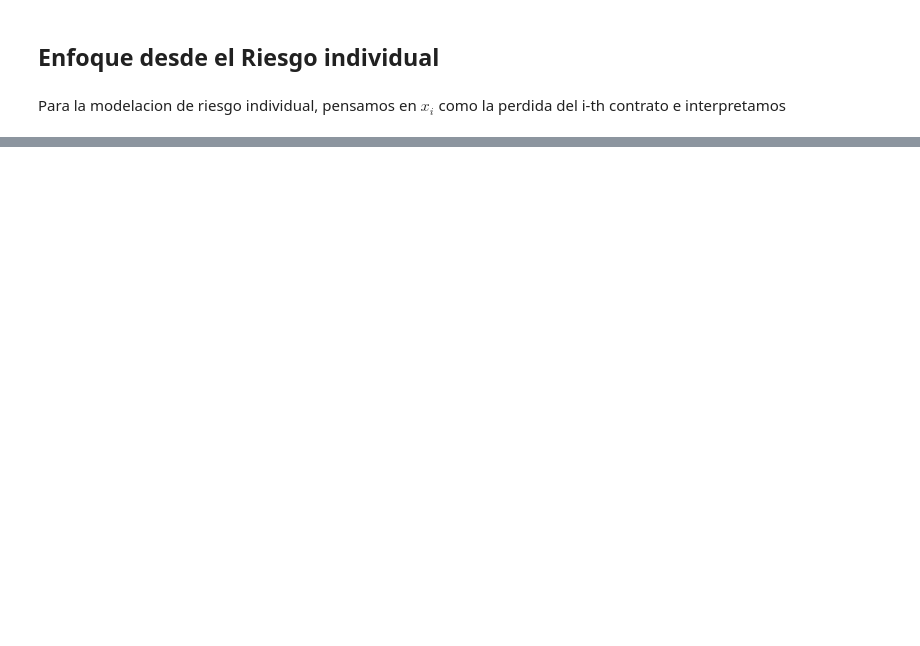
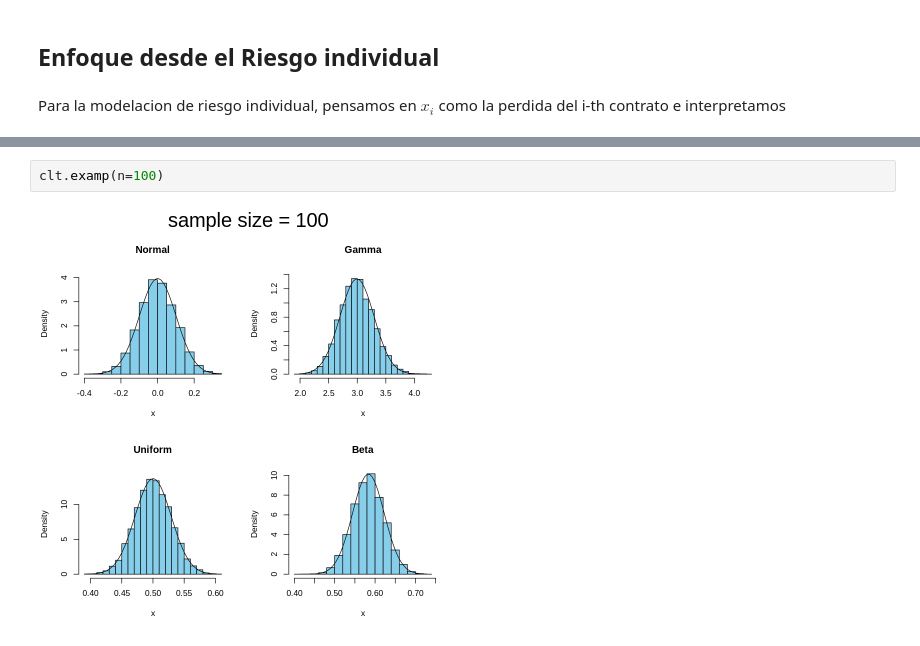
Before and after one commit to JesusRQP96/Actuarial-Model, a Jupyter notebook: Modelos_de_riesgo_colectivo_.ipynb, the cells around one changed output, grey strips where cells are left out. Cells and saved outputs as stored; diff of their text form; blank space fills up the shorter version.

```diff
--- a/Modelos_de_riesgo_colectivo_.ipynb
+++ b/Modelos_de_riesgo_colectivo_.ipynb
@@ -116,0 +93,4 @@ clt.examp(n=2)
+# %%
+clt.examp(n=100)
+# %% [output]
+[figure, added]
```
Also changed, not shown: parts of 11 cells of this notebook.
